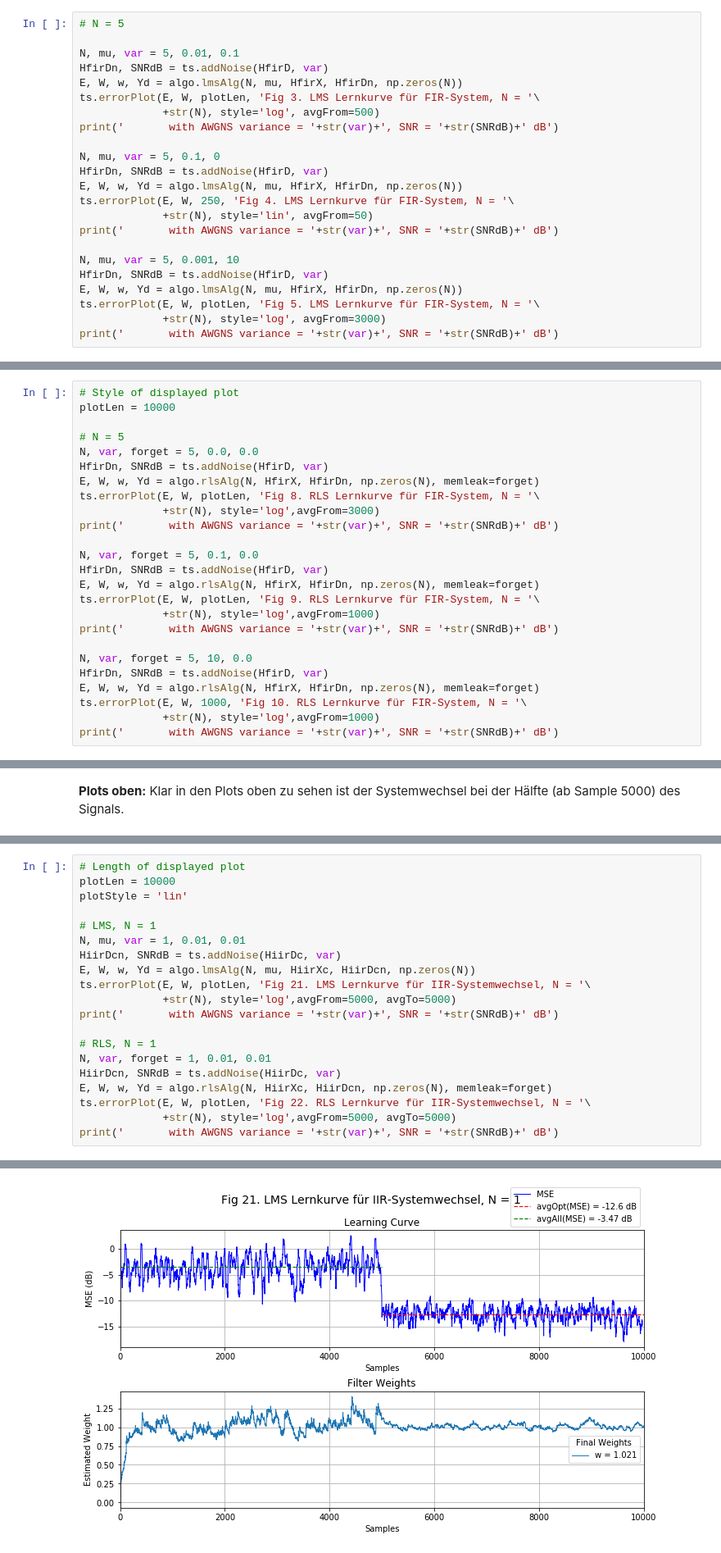
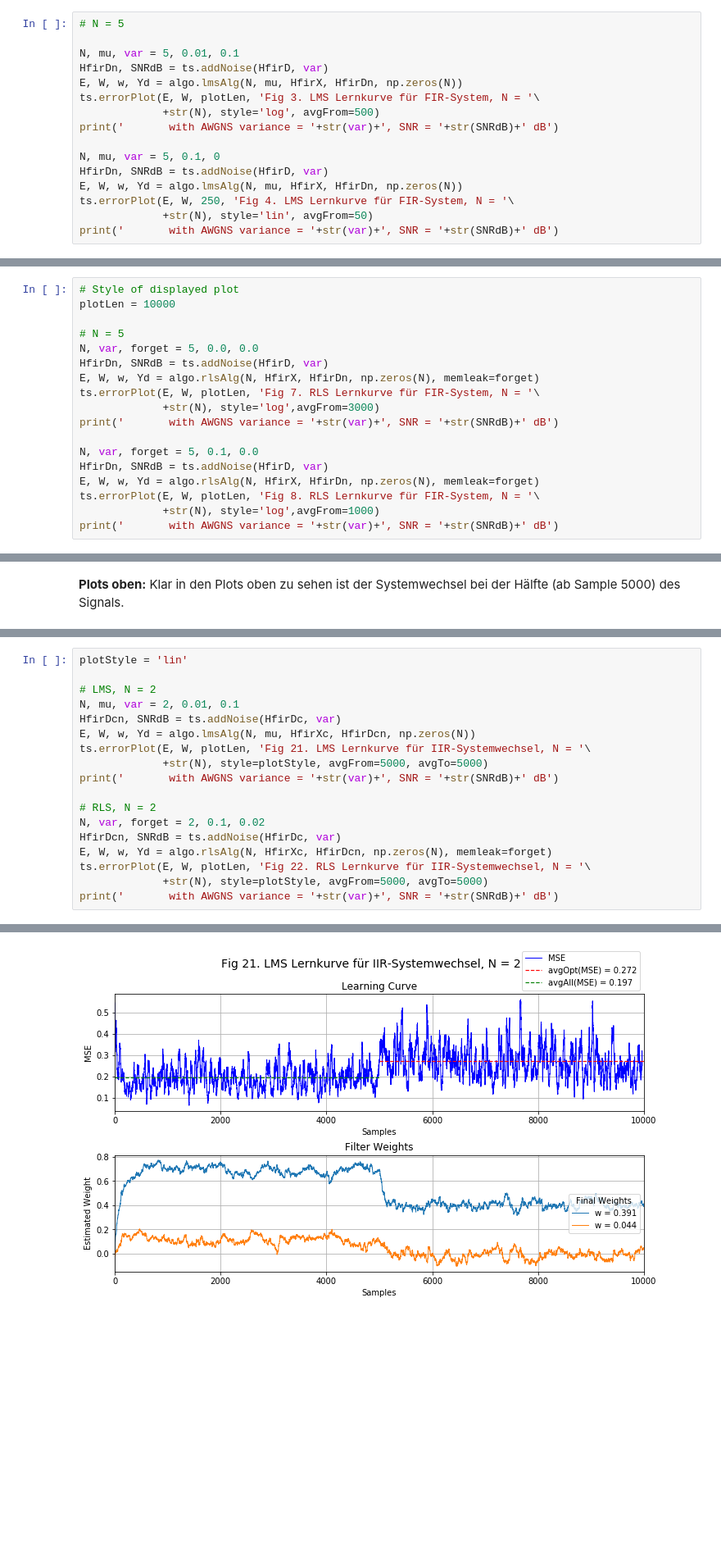
Before and after one commit to xhain/Systemidentifikation, a Jupyter notebook: python/Systemidentifikation.ipynb, the cells around one changed output, grey strips where cells are left out. Shown at 82% size. Drawn from its saved outputs; the diff is of its cells as text; blank space fills up the shorter version.

```diff
--- a/python/Systemidentifikation.ipynb
+++ b/python/Systemidentifikation.ipynb
@@ -160,11 +160,4 @@ E, W, w, Yd = algo.lmsAlg(N, mu, HfirX, HfirDn, np.zeros(N))
 ts.errorPlot(E, W, 250, 'Fig 4. LMS Lernkurve für FIR-System, N = '\
              +str(N), style='lin', avgFrom=50)
 print('       with AWGNS variance = '+str(var)+', SNR = '+str(SNRdB)+' dB')
-
-N, mu, var = 5, 0.001, 10
-HfirDn, SNRdB = ts.addNoise(HfirD, var)
-E, W, w, Yd = algo.lmsAlg(N, mu, HfirX, HfirDn, np.zeros(N))
-ts.errorPlot(E, W, plotLen, 'Fig 5. LMS Lernkurve für FIR-System, N = '\
-             +str(N), style='log', avgFrom=3000)
-print('       with AWGNS variance = '+str(var)+', SNR = '+str(SNRdB)+' dB')
 # %% [output]
@@ -233,23 +223,16 @@ plotLen = 10000
 N, var, forget = 5, 0.0, 0.0
 HfirDn, SNRdB = ts.addNoise(HfirD, var)
 E, W, w, Yd = algo.rlsAlg(N, HfirX, HfirDn, np.zeros(N), memleak=forget)
-ts.errorPlot(E, W, plotLen, 'Fig 8. RLS Lernkurve für FIR-System, N = '\
+ts.errorPlot(E, W, plotLen, 'Fig 7. RLS Lernkurve für FIR-System, N = '\
              +str(N), style='log',avgFrom=3000)
 print('       with AWGNS variance = '+str(var)+', SNR = '+str(SNRdB)+' dB')
 
 N, var, forget = 5, 0.1, 0.0
 HfirDn, SNRdB = ts.addNoise(HfirD, var)
 E, W, w, Yd = algo.rlsAlg(N, HfirX, HfirDn, np.zeros(N), memleak=forget)
-ts.errorPlot(E, W, plotLen, 'Fig 9. RLS Lernkurve für FIR-System, N = '\
+ts.errorPlot(E, W, plotLen, 'Fig 8. RLS Lernkurve für FIR-System, N = '\
              +str(N), style='log',avgFrom=1000)
 print('       with AWGNS variance = '+str(var)+', SNR = '+str(SNRdB)+' dB')
-
-N, var, forget = 5, 10, 0.0
-HfirDn, SNRdB = ts.addNoise(HfirD, var)
-E, W, w, Yd = algo.rlsAlg(N, HfirX, HfirDn, np.zeros(N), memleak=forget)
-ts.errorPlot(E, W, 1000, 'Fig 10. RLS Lernkurve für FIR-System, N = '\
-             +str(N), style='log',avgFrom=1000)
-print('       with AWGNS variance = '+str(var)+', SNR = '+str(SNRdB)+' dB')
 # %% [output]
 * RLS: N = 5, w = [ 0.70000001  0.10000001 -0.03000002  0.18000002 -0.24      ]
        with AWGNS variance = 0.0, SNR = 3074.36 dB
@@ -525,21 +539,19 @@ print('       with AWGNS variance = '+str(var)+', SNR = '+str(SNRdB)+' dB')
 # %%
-# Length of displayed plot
-plotLen = 10000
 plotStyle = 'lin'
 
-# LMS, N = 1
-N, mu, var = 1, 0.01, 0.01
-HiirDcn, SNRdB = ts.addNoise(HiirDc, var)
-E, W, w, Yd = algo.lmsAlg(N, mu, HiirXc, HiirDcn, np.zeros(N))
+# LMS, N = 2
+N, mu, var = 2, 0.01, 0.1
+HfirDcn, SNRdB = ts.addNoise(HfirDc, var)
+E, W, w, Yd = algo.lmsAlg(N, mu, HfirXc, HfirDcn, np.zeros(N))
 ts.errorPlot(E, W, plotLen, 'Fig 21. LMS Lernkurve für IIR-Systemwechsel, N = '\
-             +str(N), style='log',avgFrom=5000, avgTo=5000)
+             +str(N), style=plotStyle, avgFrom=5000, avgTo=5000)
 print('       with AWGNS variance = '+str(var)+', SNR = '+str(SNRdB)+' dB')
 
-# RLS, N = 1
-N, var, forget = 1, 0.01, 0.01
-HiirDcn, SNRdB = ts.addNoise(HiirDc, var)
-E, W, w, Yd = algo.rlsAlg(N, HiirXc, HiirDcn, np.zeros(N), memleak=forget)
+# RLS, N = 2
+N, var, forget = 2, 0.1, 0.02
+HfirDcn, SNRdB = ts.addNoise(HfirDc, var)
+E, W, w, Yd = algo.rlsAlg(N, HfirXc, HfirDcn, np.zeros(N), memleak=forget)
 ts.errorPlot(E, W, plotLen, 'Fig 22. RLS Lernkurve für IIR-Systemwechsel, N = '\
-             +str(N), style='log',avgFrom=5000, avgTo=5000)
+             +str(N), style=plotStyle, avgFrom=5000, avgTo=5000)
 print('       with AWGNS variance = '+str(var)+', SNR = '+str(SNRdB)+' dB')
 # %% [output]
@@ -550 +562 @@ print('       with AWGNS variance = '+str(var)+', SNR = '+str(SNRdB)+' dB')
-[figure, old version]
+[figure, new version]
```
Also changed, not shown: parts of 50 cells of this notebook, 3 other files.
